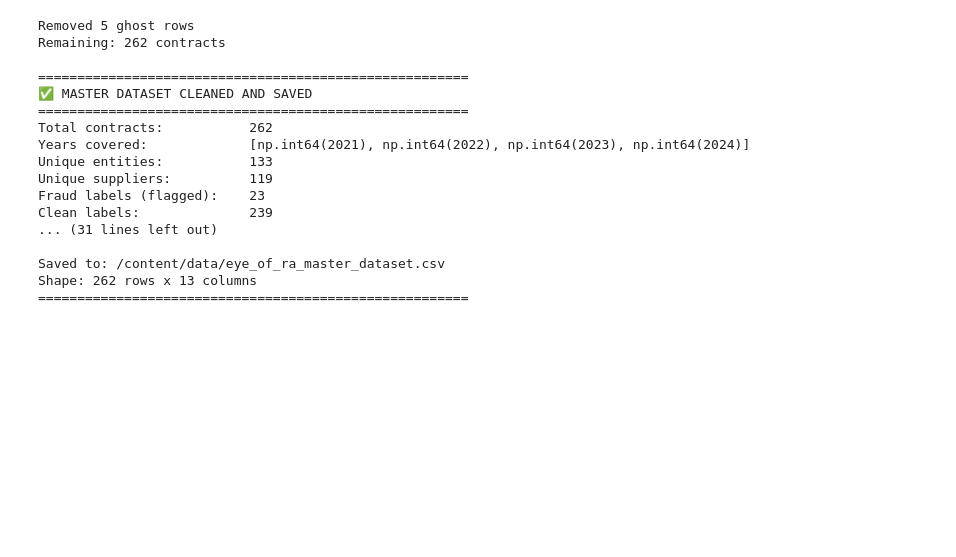
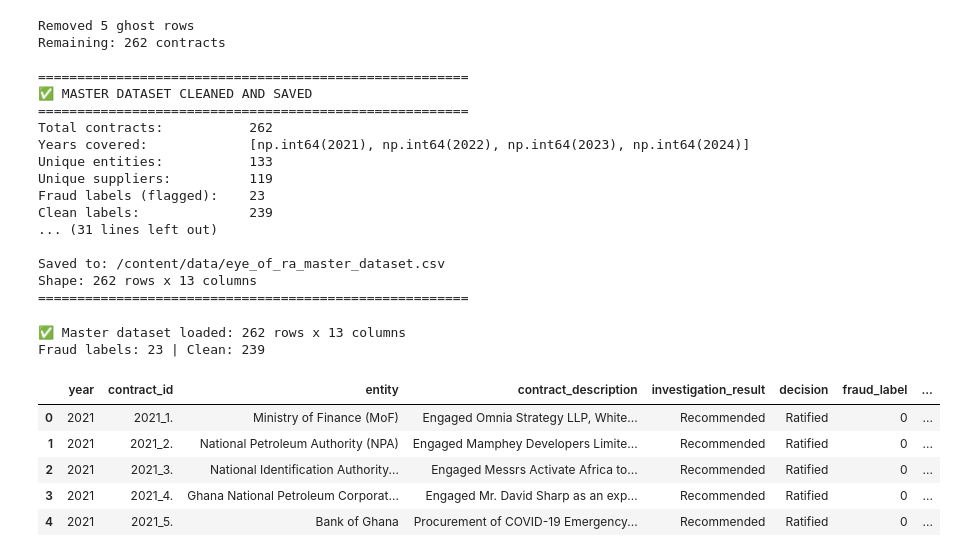
Before and after one commit to Joey-Jireh/eye-of-ra, a Jupyter notebook: notebooks/week1/week1_data_exploration.ipynb, the cells around one changed output. Cells and saved outputs as stored; diff of their text form; code cells hidden in the pictures; blank space fills up the shorter version.

Commit message:
loaded master dataset for Day 3 work

```diff
--- a/notebooks/week1/week1_data_exploration.ipynb
+++ b/notebooks/week1/week1_data_exploration.ipynb
@@ -1010,3 +1000,20 @@ Clean labels:              239
 Saved to: /content/data/eye_of_ra_master_dataset.csv
 Shape: 262 rows x 13 columns
 =======================================================
+# %%
+# Cell 11 — Reload master dataset
+df = pd.read_csv('/content/data/eye_of_ra_master_dataset.csv')
+print(f"✅ Master dataset loaded: {df.shape[0]} rows x {df.shape[1]} columns")
+print(f"Fraud labels: {df['fraud_label'].sum()} | Clean: {(df['fraud_label'] == 0).sum()}")
+df.head()
+
+# Git: loaded master dataset for Day 3 work
+# %% [output]
+✅ Master dataset loaded: 262 rows x 13 columns
+Fraud labels: 23 | Clean: 239
+|  | year | contract_id | entity | contract_description | investigation_result | decision | fraud_label | ... |
+| 0 | 2021 | 2021_1. | Ministry of Finance (MoF) | Engaged Omnia Strategy LLP, White... | Recommended | Ratified | 0 | ... |
+| 1 | 2021 | 2021_2. | National Petroleum Authority (NPA) | Engaged Mamphey Developers Limite... | Recommended | Ratified | 0 | ... |
+| 2 | 2021 | 2021_3. | National Identification Authority... | Engaged Messrs Activate Africa to... | Recommended | Ratified | 0 | ... |
+| 3 | 2021 | 2021_4. | Ghana National Petroleum Corporat... | Engaged Mr. David Sharp as an exp... | Recommended | Ratified | 0 | ... |
+| 4 | 2021 | 2021_5. | Bank of Ghana | Procurement of COVID-19 Emergency... | Recommended | Ratified | 0 | ... |
```
Also changed, not shown: parts of 2 cells of this notebook.
